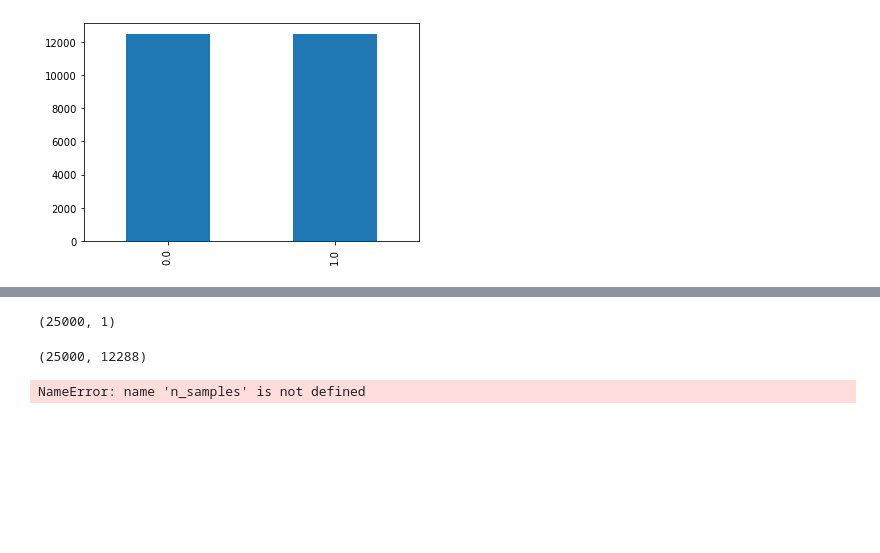
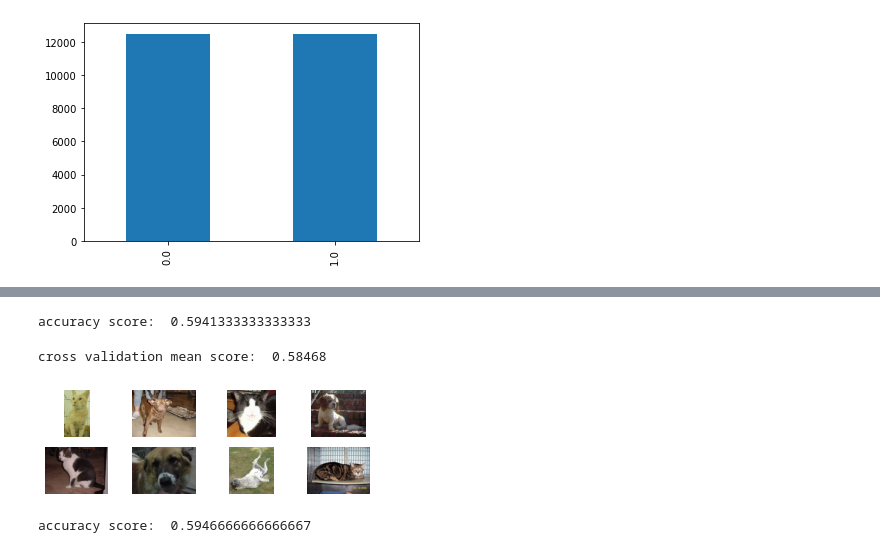
Before and after one commit to itamarKraitman/Data_Visuallization_project, a Jupyter notebook: cats vs dogs.ipynb, the cells around one changed output, grey strips where cells are left out. Cells and saved outputs as stored; diff of their text form; code cells hidden in the pictures; blank space fills up the shorter version.

Commit message:
random forest

```diff
--- a/cats vs dogs.ipynb
+++ b/cats vs dogs.ipynb
@@ -90,12 +117,14 @@ print(grid_search.best_estimator_)
 # %%
-y.shape
+#RandomForest
+rnd_clf = RandomForestClassifier(n_estimators=100, max_depth=1, n_jobs=1)
+rnd_clf.fit(x_train,y_train.ravel())
+rnd_pred = rnd_clf.predict(x_test)
-# %% [output]
-(25000, 1)
 # %%
-X.shape
+print("accuracy score: ",metrics.accuracy_score(y_true=y_test,y_pred=rnd_pred))
 # %% [output]
-(25000, 12288)
+accuracy score:  0.5941333333333333
 # %%
-n_samples
+cro_vall = cross_val_score(rnd_clf, X, y.ravel(), cv=5)
+print("cross validation mean score: ",cro_vall.mean())
 # %% [output]
-NameError: name 'n_samples' is not defined
+cross validation mean score:  0.58468
@@ -101,0 +138,15 @@ NameError: name 'n_samples' is not defined
+# %%
+for i in range(8):
+    img = random.choice([x for x in images])
+    fig = plt.subplot(4,4,i+1)
+    fig.axis('off')
+    img = mpimg.imread(os.path.join(r'C:\Users\meirk\Desktop\train\train/', img))
+    fig.imshow(img)
+# %% [output]
+[figure, added]
+# %%
+rnd_clf.fit(x_train,y_train.ravel())
+rnd_pred = rnd_clf.predict(x_test)
+print("accuracy score: ",metrics.accuracy_score(y_true=y_test,y_pred=rnd_pred))
+# %% [output]
+accuracy score:  0.5946666666666667
```
Also changed, not shown: parts of 12 cells of this notebook.
